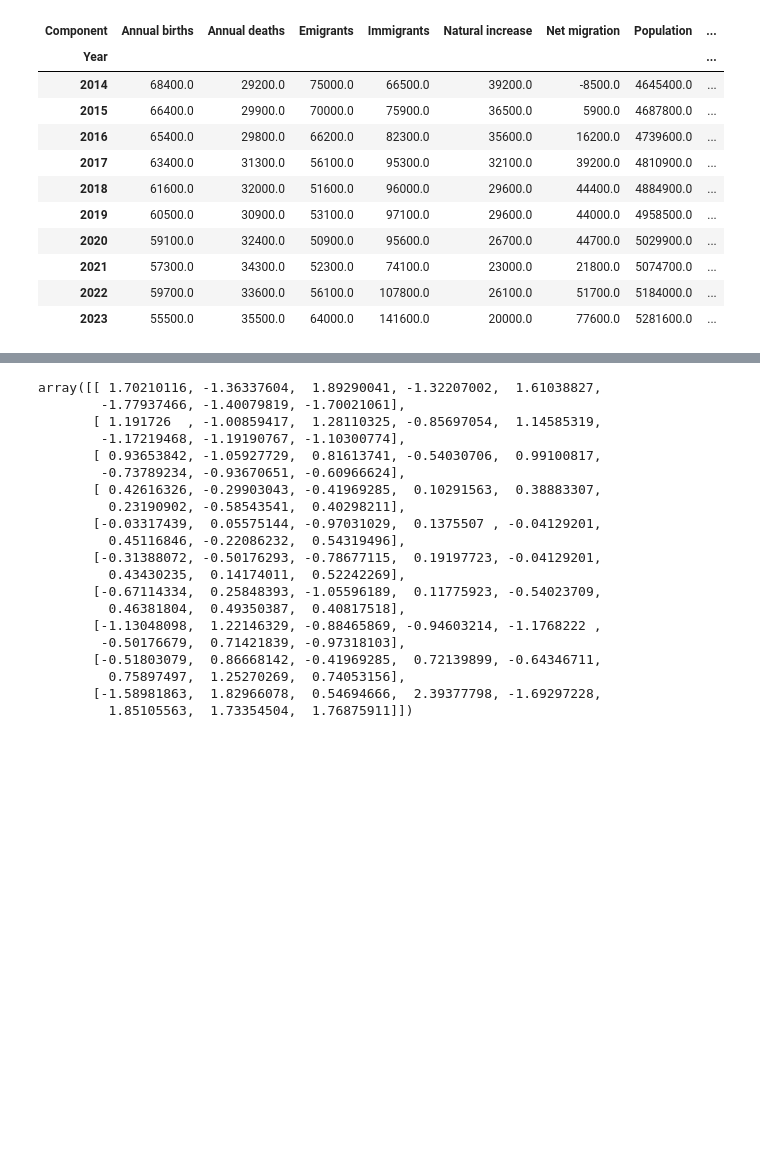
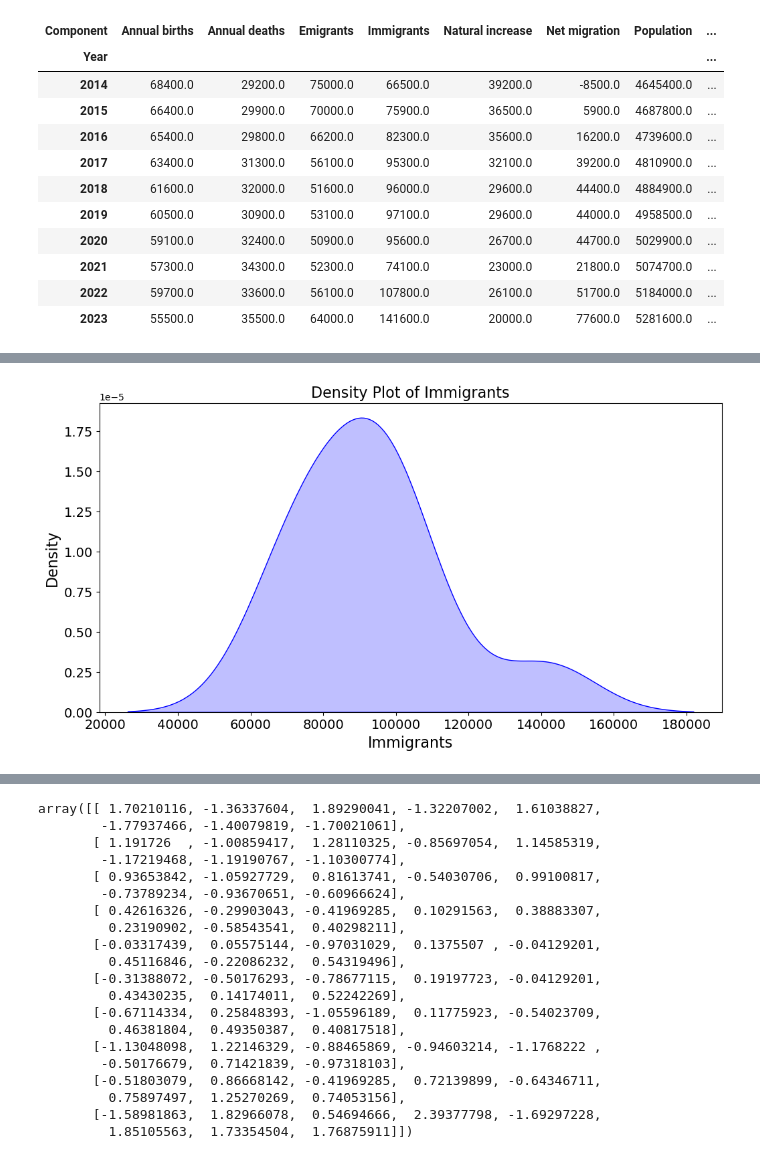
Before and after one commit to Lylkend-Albuquerque/CA1-2023, a Jupyter notebook: CA-1.ipynb, the cells around one changed output, grey strips where cells are left out. Cells and saved outputs as stored; diff of their text form; code cells hidden in the pictures; blank space fills up the shorter version.

```diff
--- a/CA-1.ipynb
+++ b/CA-1.ipynb
@@ -329,0 +342,11 @@ transposed_df.describe()
+# %%
+immigrants_df = transposed_df ["Immigrants"]
+
+# Create a density plot (smoothed distribution)
+plt.figure(figsize=(12, 6))
+sns.kdeplot(immigrants_df, shade=True, color="blue")
+label_graph(14 ,"Immigrants" , "Density" , "Density Plot of Immigrants" , 16 )
+
+#plt.show()
+# %% [output]
+[figure, added]
```
Also changed, not shown: parts of 47 cells of this notebook, 3 other files.
